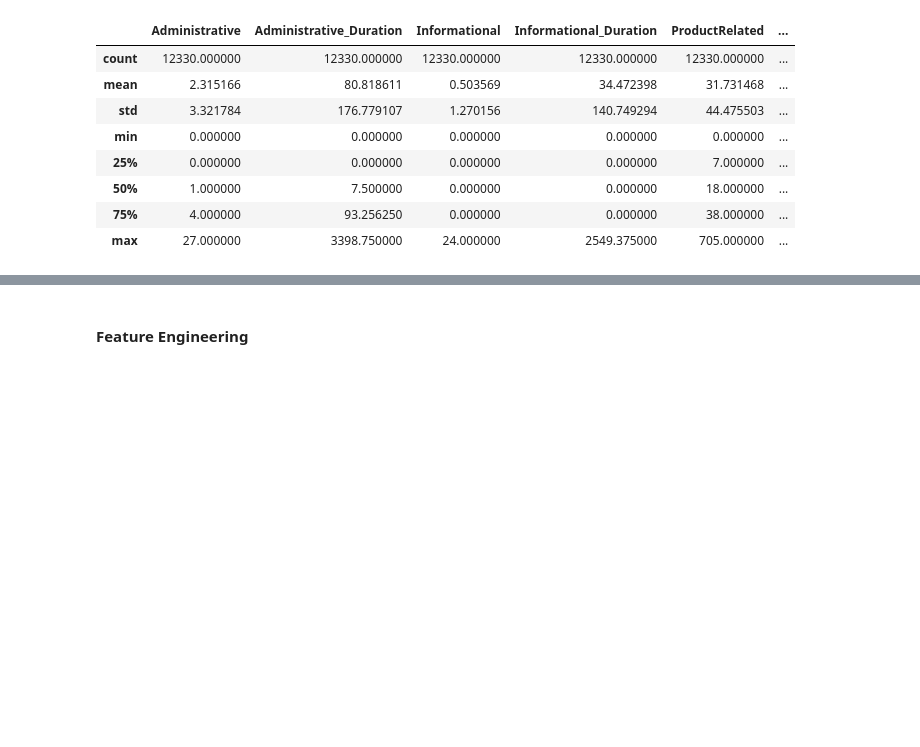
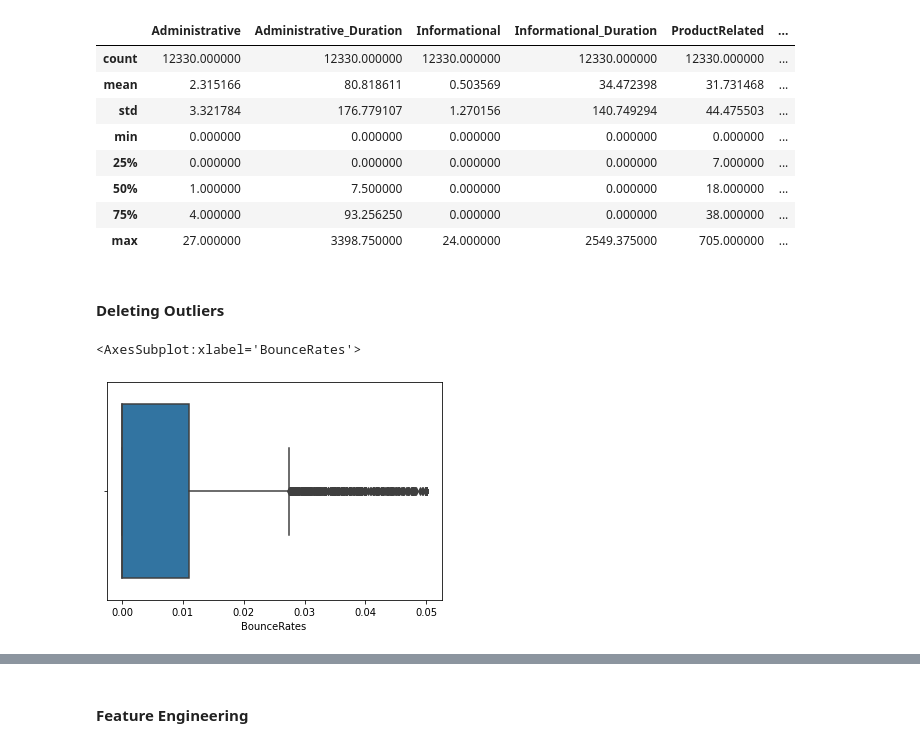
Before and after one commit to Friday-Challenge-Delta/Sedora_Sales, a Jupyter notebook: notebook.ipynb, the cells around one changed output, grey strips where cells are left out. Cells and saved outputs as stored; diff of their text form; code cells hidden in the pictures; blank space fills up the shorter version.

```diff
--- a/notebook.ipynb
+++ b/notebook.ipynb
@@ -111,3 +111,11 @@ df.describe()
 | max | 27.000000 | 3398.750000 | 24.000000 | 2549.375000 | 705.000000 | ... |
 # %%
 #sns.pairplot(df[num_vars])
+# %% [markdown]
+#### Deleting Outliers
+# %%
+df=df.drop(df.loc[df.BounceRates>0.05].index.tolist())
+sns.boxplot(df["BounceRates"])
+# %% [output]
+<AxesSubplot:xlabel='BounceRates'>
+[figure, added]
```
Also changed, not shown: parts of 26 cells of this notebook, 5 other files.
